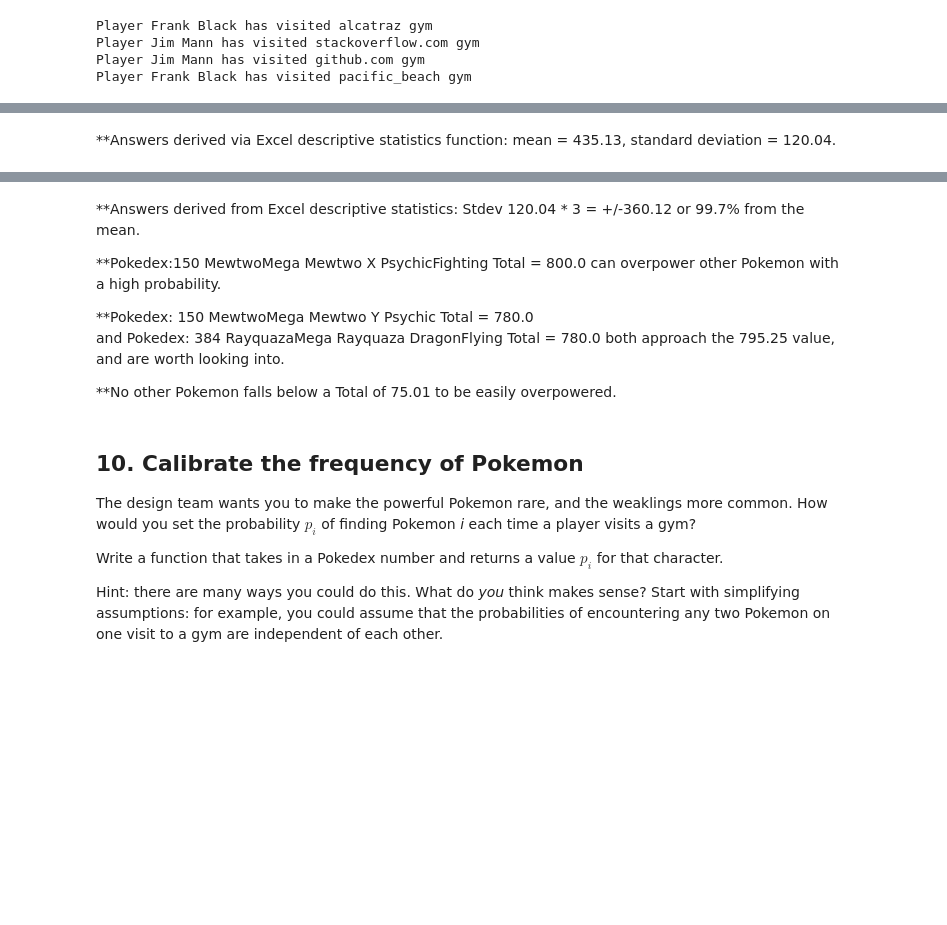
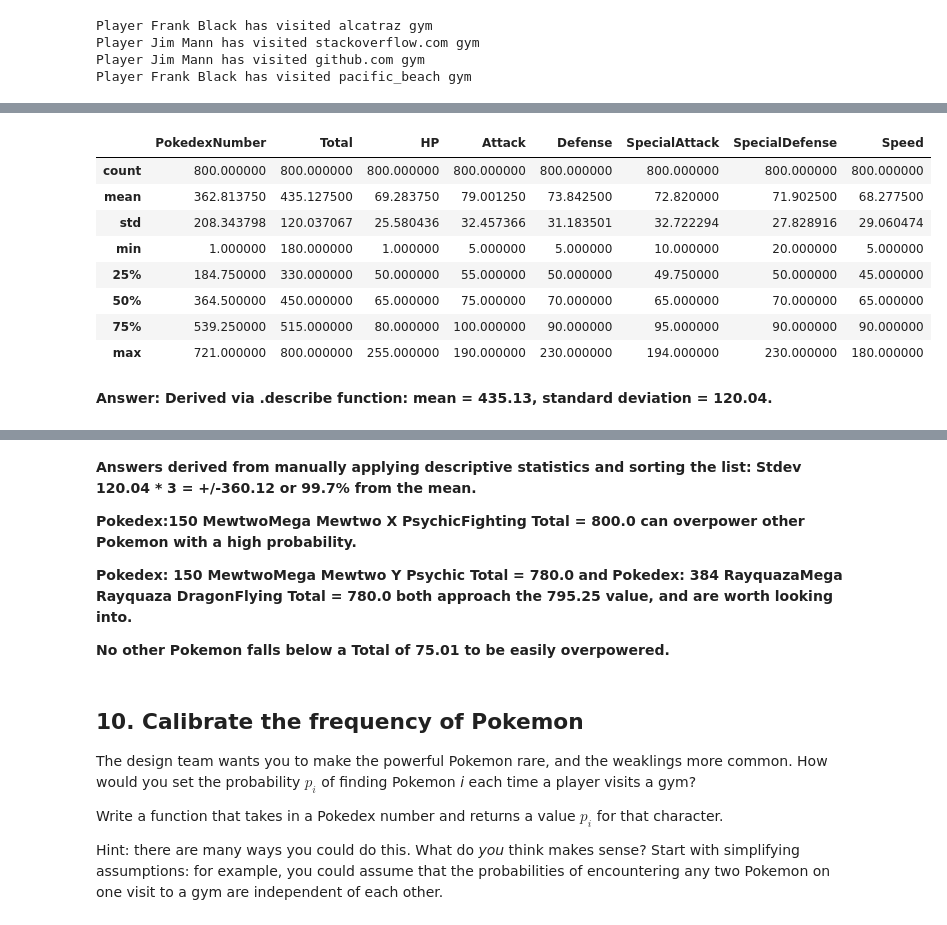
Before and after one commit to tmh8195/dsi-bos-03, a Jupyter notebook: erik-ellis/ellis-ec-project-1-v2-starter-code.ipynb, the cells around one changed output, grey strips where cells are left out. Cells and saved outputs as stored; diff of their text form; code cells hidden in the pictures; blank space fills up the shorter version.

```diff
--- a/erik-ellis/ellis-ec-project-1-v2-starter-code.ipynb
+++ b/erik-ellis/ellis-ec-project-1-v2-starter-code.ipynb
@@ -345,24 +380,37 @@ Your function should:
 ### 9.1
 
 What is the population mean and standard deviation of the "Total" attribute for all characters in the Pokedex?
+# %%
+pokedex_df.describe()
+# %% [output]
+|  | PokedexNumber | Total | HP | Attack | Defense | SpecialAttack | SpecialDefense | Speed |
+| count | 800.000000 | 800.000000 | 800.000000 | 800.000000 | 800.000000 | 800.000000 | 800.000000 | 800.000000 |
+| mean | 362.813750 | 435.127500 | 69.283750 | 79.001250 | 73.842500 | 72.820000 | 71.902500 | 68.277500 |
+| std | 208.343798 | 120.037067 | 25.580436 | 32.457366 | 31.183501 | 32.722294 | 27.828916 | 29.060474 |
+| min | 1.000000 | 180.000000 | 1.000000 | 5.000000 | 5.000000 | 10.000000 | 20.000000 | 5.000000 |
+| 25% | 184.750000 | 330.000000 | 50.000000 | 55.000000 | 50.000000 | 49.750000 | 50.000000 | 45.000000 |
+| 50% | 364.500000 | 450.000000 | 65.000000 | 75.000000 | 70.000000 | 65.000000 | 70.000000 | 65.000000 |
+| 75% | 539.250000 | 515.000000 | 80.000000 | 100.000000 | 90.000000 | 95.000000 | 90.000000 | 90.000000 |
+| max | 721.000000 | 800.000000 | 255.000000 | 190.000000 | 230.000000 | 194.000000 | 230.000000 | 180.000000 |
 # %% [markdown]
-**Answers derived via Excel descriptive statistics function: mean = 435.13, standard deviation = 120.04.
+**Answer: Derived via .describe function: mean = 435.13, standard deviation = 120.04.**
 # %% [markdown]
 <img src="http://imgur.com/l5NasQj.png" style="float: left; margin: 25px 15px 0px 0px; height: 25px">
 ### 9.2
 
 The game is no fun if the characters are wildly unbalanced! Are any characters "overpowered", which we'll define as having a "Total" more than three standard deviations from the population mean?
 # %% [markdown]
-**Answers derived from Excel descriptive statistics: Stdev 120.04 * 3 = +/-360.12 or 99.7% from the mean.
+**Answers derived from manually applying descriptive statistics and sorting the list:**
+**Stdev 120.04 * 3 = +/-360.12 or 99.7% from the mean.**
 
-**Pokedex:150	MewtwoMega Mewtwo X	PsychicFighting	Total = 800.0 can overpower other Pokemon with a high probability.
+**Pokedex:150	MewtwoMega Mewtwo X	PsychicFighting	Total = 800.0 can overpower other Pokemon with a high probability.**
 
-**Pokedex: 150	MewtwoMega Mewtwo Y	Psychic	Total = 780.0
-and
-Pokedex: 384	RayquazaMega Rayquaza	DragonFlying	Total = 780.0
-both approach the 795.25 value, and are worth looking into.
+**Pokedex: 150	MewtwoMega Mewtwo Y	Psychic	Total = 780.0**
+**and**
+**Pokedex: 384	RayquazaMega Rayquaza	DragonFlying	Total = 780.0**
+**both approach the 795.25 value, and are worth looking into.**
 
-**No other Pokemon falls below a Total of 75.01 to be easily overpowered.
+**No other Pokemon falls below a Total of 75.01 to be easily overpowered.**
 # %% [markdown]
 
 
```
Also changed, not shown: parts of 23 cells of this notebook.
